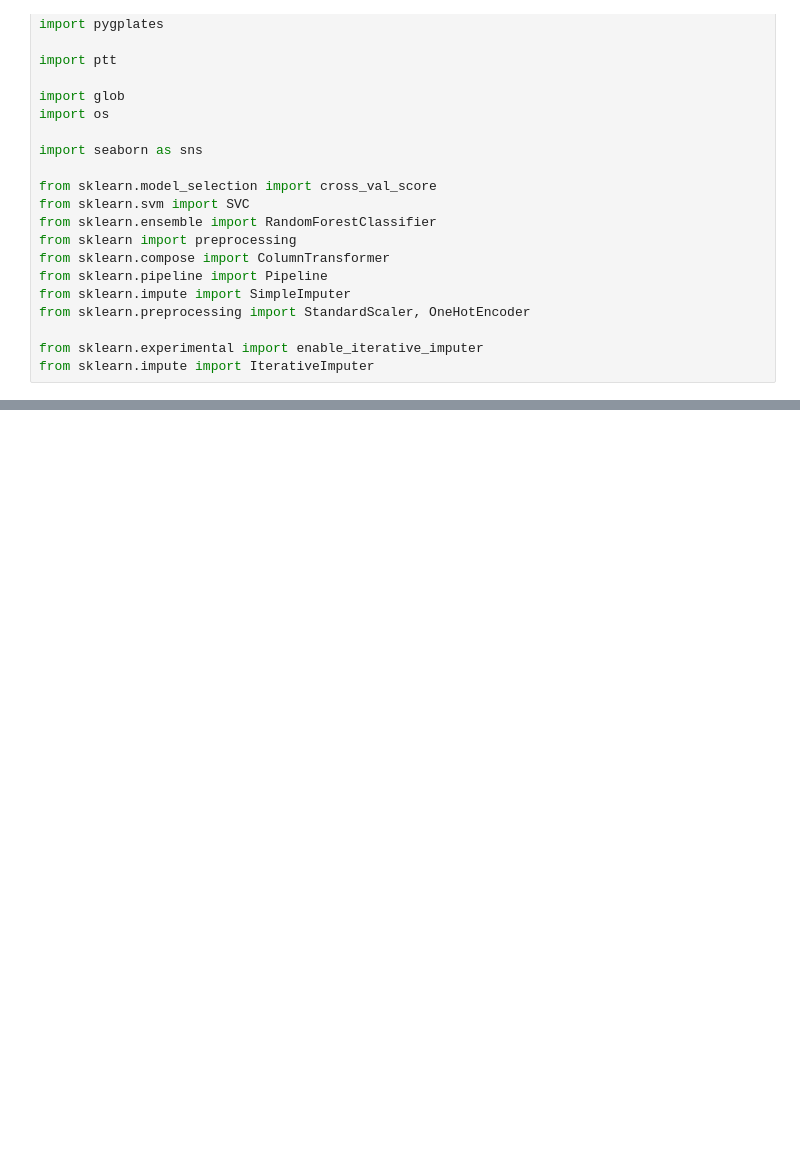
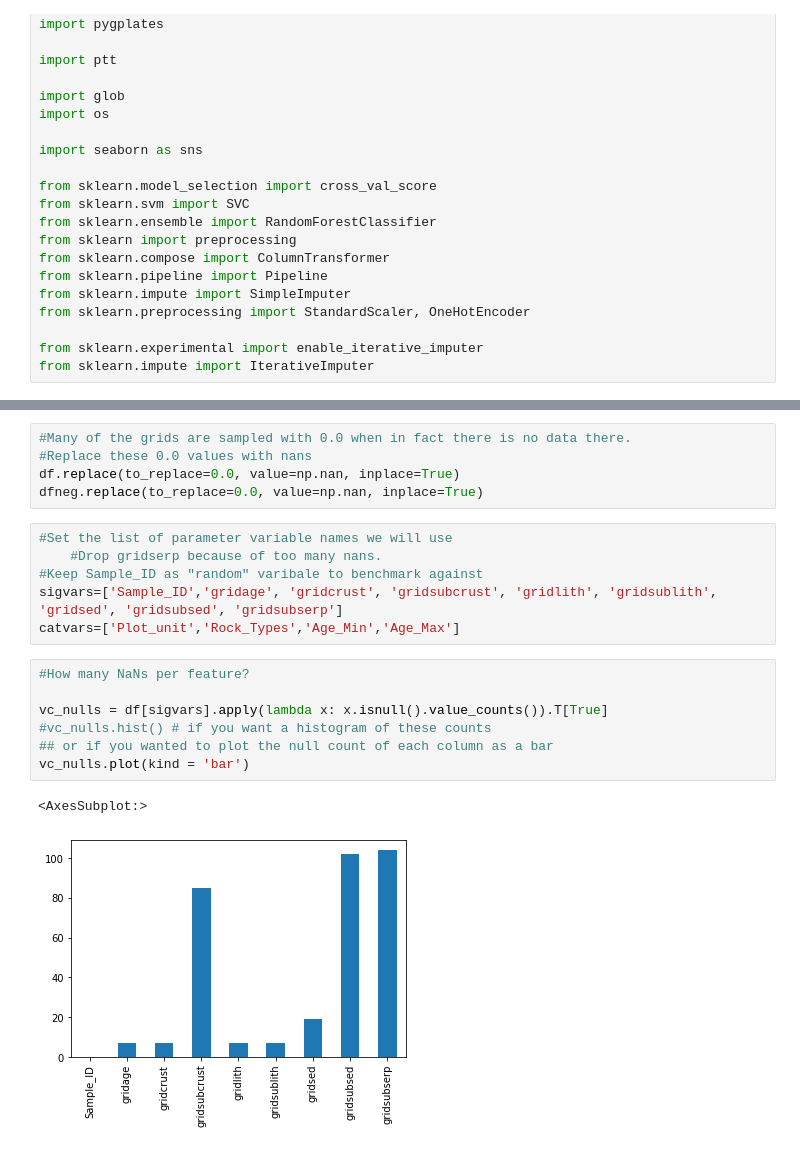
Before and after one commit to Sydney-Informatics-Hub/carbon-volcanics, a Jupyter notebook: VolcanoExplorer.ipynb, the cells around one changed output, grey strips where cells are left out. Saved outputs shown, nothing was run; the diff lists cells and outputs as text; blank space fills up the shorter version.

```diff
--- a/VolcanoExplorer.ipynb
+++ b/VolcanoExplorer.ipynb
@@ -214,0 +64,21 @@ rf = Pipeline(steps=[('preprocessor', preprocessor),
+# %%
+#Many of the grids are sampled with 0.0 when in fact there is no data there.
+#Replace these 0.0 values with nans
+df.replace(to_replace=0.0, value=np.nan, inplace=True)
+dfneg.replace(to_replace=0.0, value=np.nan, inplace=True)
+# %%
+#Set the list of parameter variable names we will use
+    #Drop gridserp because of too many nans.
+#Keep Sample_ID as "random" varibale to benchmark against
+sigvars=['Sample_ID','gridage', 'gridcrust', 'gridsubcrust', 'gridlith', 'gridsublith', 'gridsed', 'gridsubsed', 'gridsubserp']
+catvars=['Plot_unit','Rock_Types','Age_Min','Age_Max']
+# %%
+#How many NaNs per feature?
+
+vc_nulls = df[sigvars].apply(lambda x: x.isnull().value_counts()).T[True]
+#vc_nulls.hist() # if you want a histogram of these counts
+## or if you wanted to plot the null count of each column as a bar
+vc_nulls.plot(kind = 'bar')
+# %% [output]
+<AxesSubplot:>
+[figure, added]
```
Also changed, not shown: parts of 39 cells of this notebook, 7 other files.
